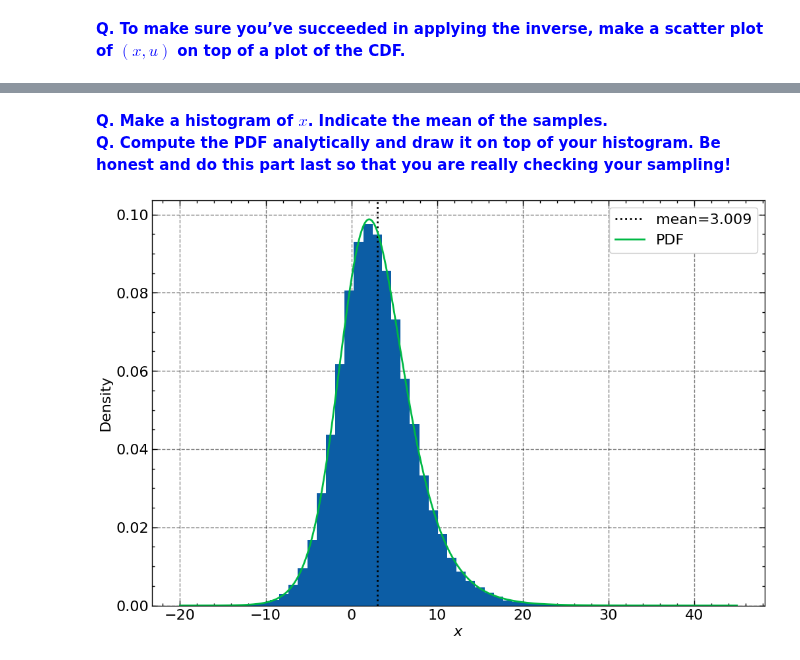
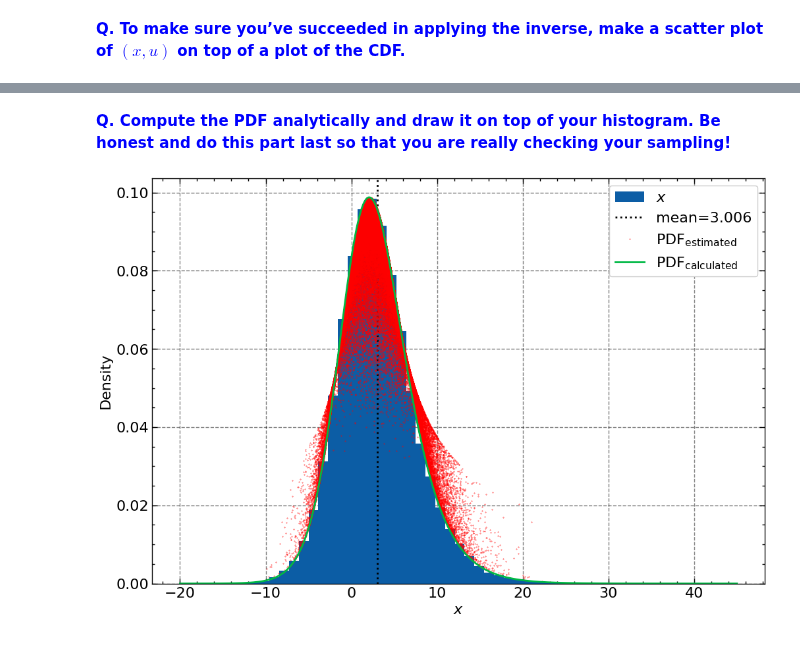
Before and after one commit to lennartvrg/ComputationalPhysics, a Jupyter notebook: 2 - Simple Sampling Experiments/Auswertung.ipynb, the cells around one changed output, grey strips where cells are left out. Drawn from its saved outputs; the diff is of its cells as text; code cells hidden in the pictures.

```diff
--- a/2 - Simple Sampling Experiments/Auswertung.ipynb
+++ b/2 - Simple Sampling Experiments/Auswertung.ipynb
@@ -216,20 +229,27 @@ ax.legend()
 # %% [markdown]
-<font color='blue'>**Q. Make a histogram of $x$. Indicate the mean of the samples.**<br>
-**Q. Compute the PDF analytically and draw it on top of your histogram. Be honest and do this part last so that you are really checking your sampling!**</font>
+<font color='blue'>**Q. Compute the PDF analytically and draw it on top of your histogram. Be honest and do this part last so that you are really checking your sampling!** </font>
 # %%
 #make histogram of x and indicate the mean of samples
 fig, ax = plt.subplots()
 
-ax.hist(preimage,bins=50, density=True)
+ax.hist(preimage,bins=50, density=True,label=r'$x$')
 ax.set_xlabel('$x$')
 ax.set_ylabel("Density")
 
 plt.axvline(preimage.mean(), color='black', zorder=1, linestyle=':',label=f"mean={preimage.mean():.3f}")
 
 #draw PDF distribution
-ax.plot(X, PDF_distribution(X,mu=0,s=3),label="PDF")
+pdf=[]
+x_midpoints=[]
+for i in range(uniform_samples.size-1):
+    pdf.append((uniform_samples[i+1]-uniform_samples[i])/(preimage[i+1]-preimage[i]))
+    x_midpoints.append((preimage[i+1]+preimage[i])/2)
+plt.plot(x_midpoints, pdf, label=r"$\text{PDF}_\text{estimated}$", color="red",linestyle="none",marker='o',markersize='0.3')
 
+
+#draw calculated PDF
+ax.plot(X, PDF_distribution(X,mu=0,s=3),label=r"$\text{PDF}_\text{calculated}$")
 plt.legend()
 plt.show()
 # %% [output]
-[figure, old version]
+[figure, new version]
```
Also changed, not shown: parts of 6 cells of this notebook.
